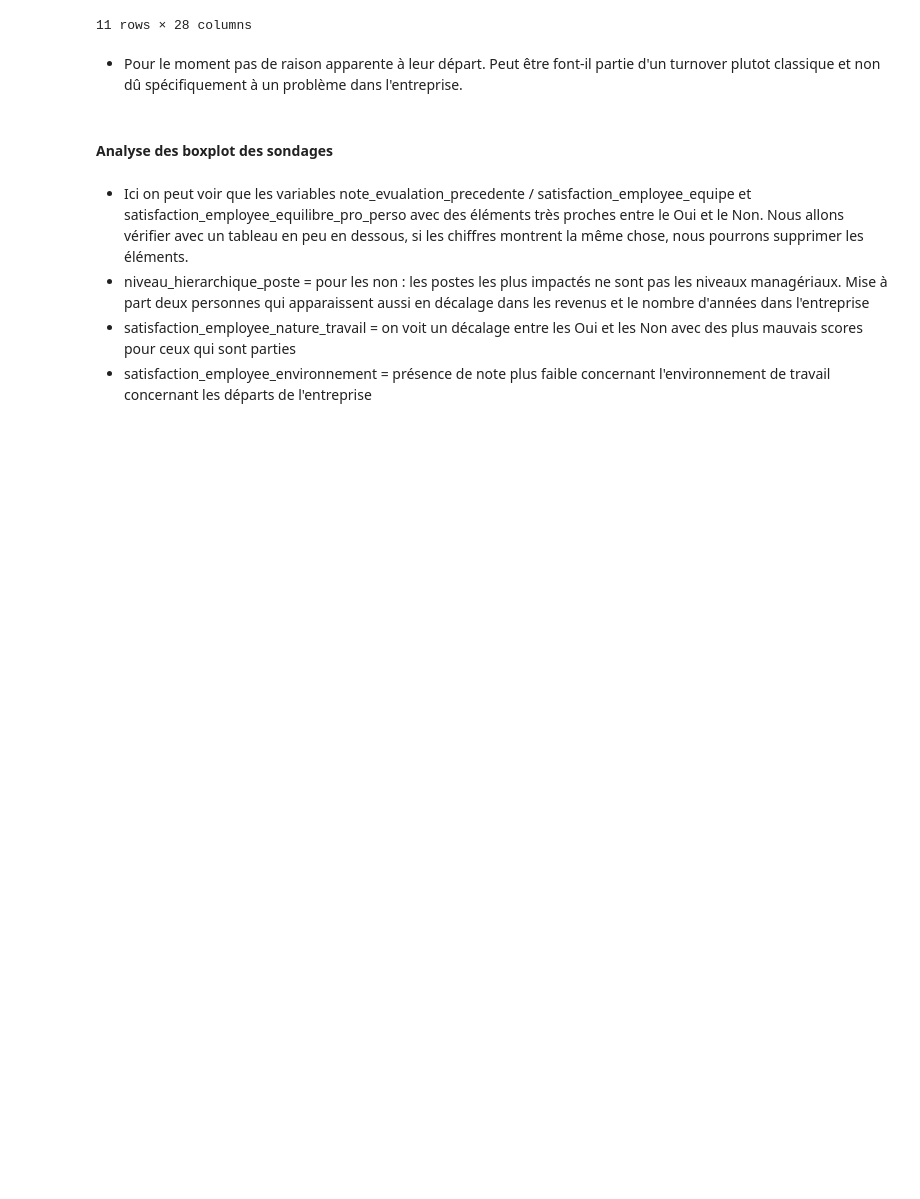
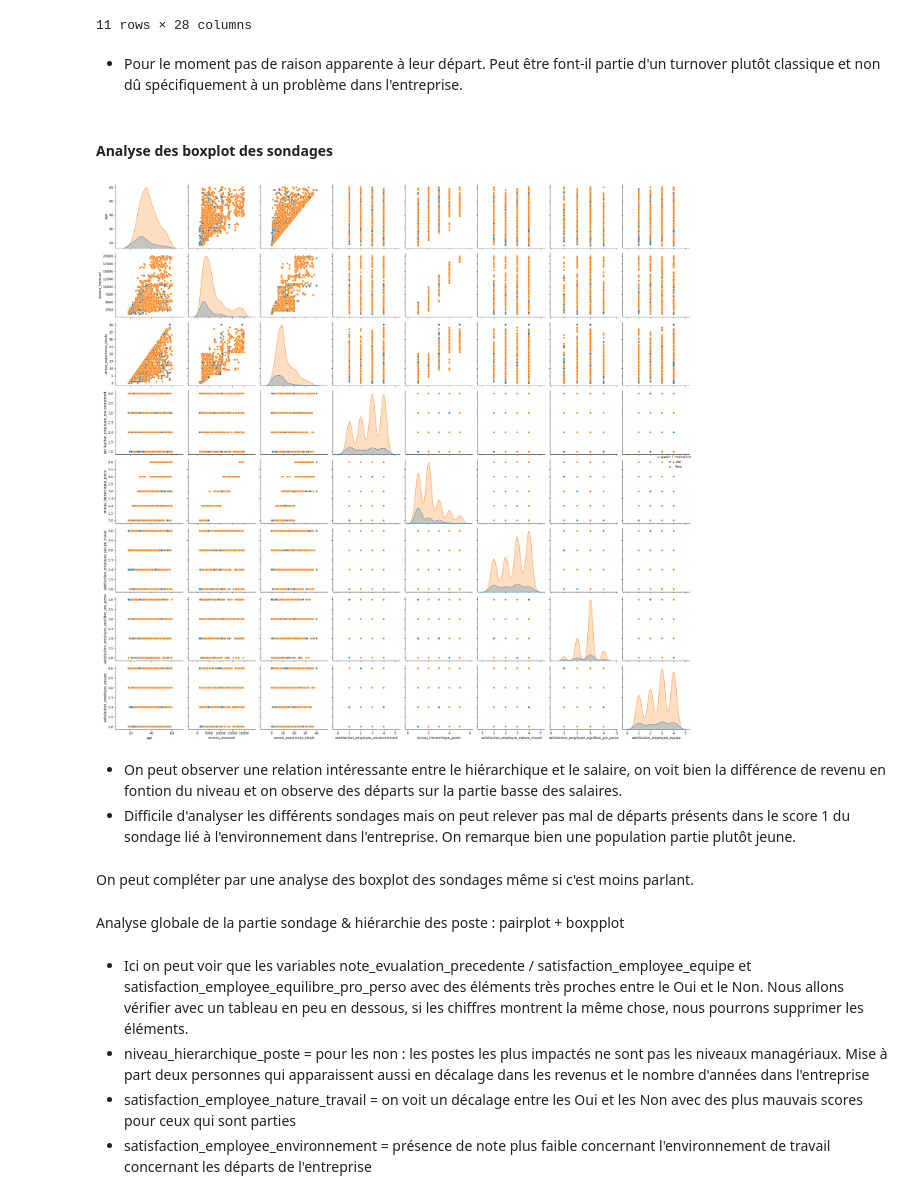
Before and after one commit to SCFlorian/Classifiez_automatiquement_des_informations, a Jupyter notebook: notebooks/notebook_1_analyse_exploratoire.ipynb, the cells around one changed output. Cells and saved outputs as stored; diff of their text form; code cells hidden in the pictures; blank space fills up the shorter version.

```diff
--- a/notebooks/notebook_1_analyse_exploratoire.ipynb
+++ b/notebooks/notebook_1_analyse_exploratoire.ipynb
@@ -978,9 +979,30 @@ donnees_rh.loc[donnees_rh['id_employee'].isin(employe_a_checker), :]
 | 1223 | 1716 | 47 | M | 12936 | Marie | Commercial | CadreCommercial | ... |
 11 rows × 28 columns
 # %% [markdown]
-* Pour le moment pas de raison apparente à leur départ. Peut être font-il partie d'un turnover plutot classique et non dû spécifiquement à un problème dans l'entreprise.
+* Pour le moment pas de raison apparente à leur départ. Peut être font-il partie d'un turnover plutôt classique et non dû spécifiquement à un problème dans l'entreprise.
 # %% [markdown]
 #### Analyse des boxplot des sondages
+# %%
+cols = [
+    'age', 'revenu_mensuel', 'annee_experience_totale','a_quitte_l_entreprise',
+    "satisfaction_employee_environnement",
+    "niveau_hierarchique_poste",
+    "satisfaction_employee_nature_travail",
+    "satisfaction_employee_equilibre_pro_perso",
+    "satisfaction_employee_equipe"
+    ]
+data_pairplot = donnees_rh[cols]
+
+sns.pairplot(data_pairplot, hue = 'a_quitte_l_entreprise', height=3)
+plt.tight_layout()
+plt.show()
+# %% [output]
+[figure, added]
+# %% [markdown]
+* On peut observer une relation intéressante entre le hiérarchique et le salaire, on voit bien la différence de revenu en fontion du niveau et on observe des départs sur la partie basse des salaires.
+* Difficile d'analyser les différents sondages mais on peut relever pas mal de départs présents dans le score 1 du sondage lié à l'environnement dans l'entreprise. On remarque bien une population partie plutôt jeune.
+# %% [markdown]
+On peut compléter par une analyse des boxplot des sondages même si c'est moins parlant.
 # %%
 cols_scores = [
     "satisfaction_employee_environnement",
@@ -1015,6 +1037,8 @@ fig7.update_layout(
 
 fig7.show()
 pio.write_image(fig7, "../Graph/graph_etape_1/Boxplot_cible_sondages.png")
+# %% [markdown]
+Analyse globale de la partie sondage & hiérarchie des poste : pairplot + boxpplot
 # %% [markdown]
 * Ici on peut voir que les variables note_evualation_precedente / satisfaction_employee_equipe et satisfaction_employee_equilibre_pro_perso avec des éléments très proches entre le Oui et le Non. Nous allons vérifier avec un tableau en peu en dessous, si les chiffres montrent la même chose, nous pourrons supprimer les éléments.
 * niveau_hierarchique_poste = pour les non : les postes les plus impactés ne sont pas les niveaux managériaux. Mise à part deux personnes qui apparaissent aussi en décalage dans les revenus et le nombre d'années dans l'entreprise
```
Also changed, not shown: parts of 17 cells of this notebook, 8 other files.
